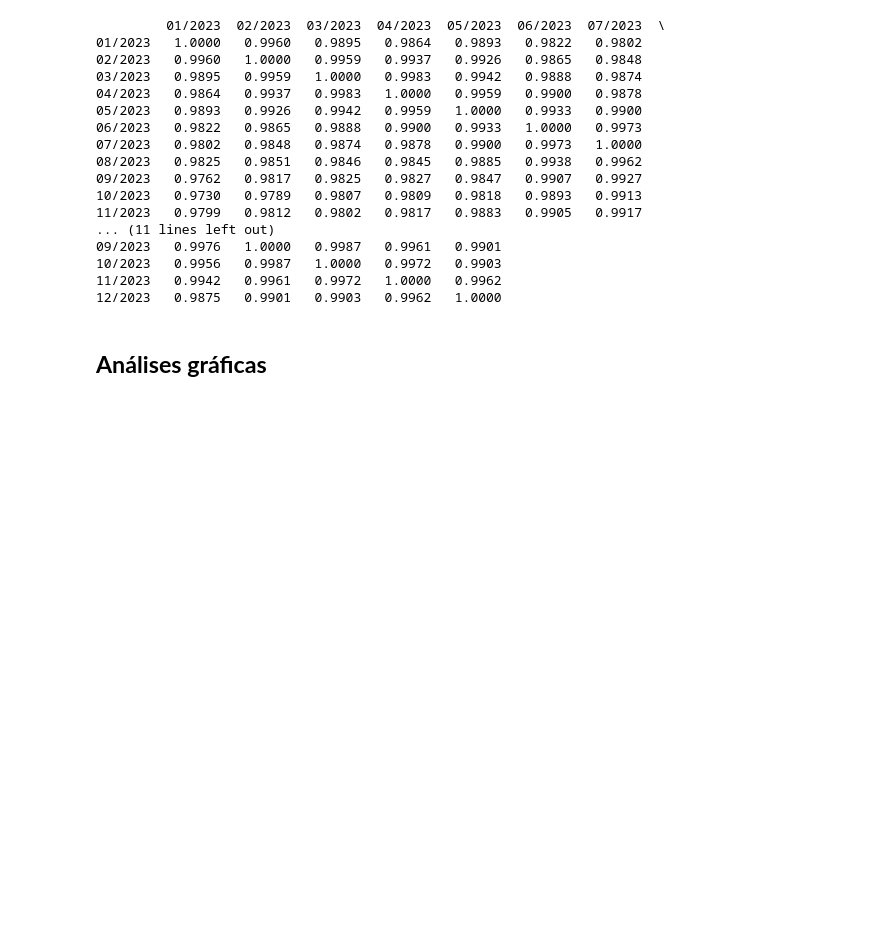
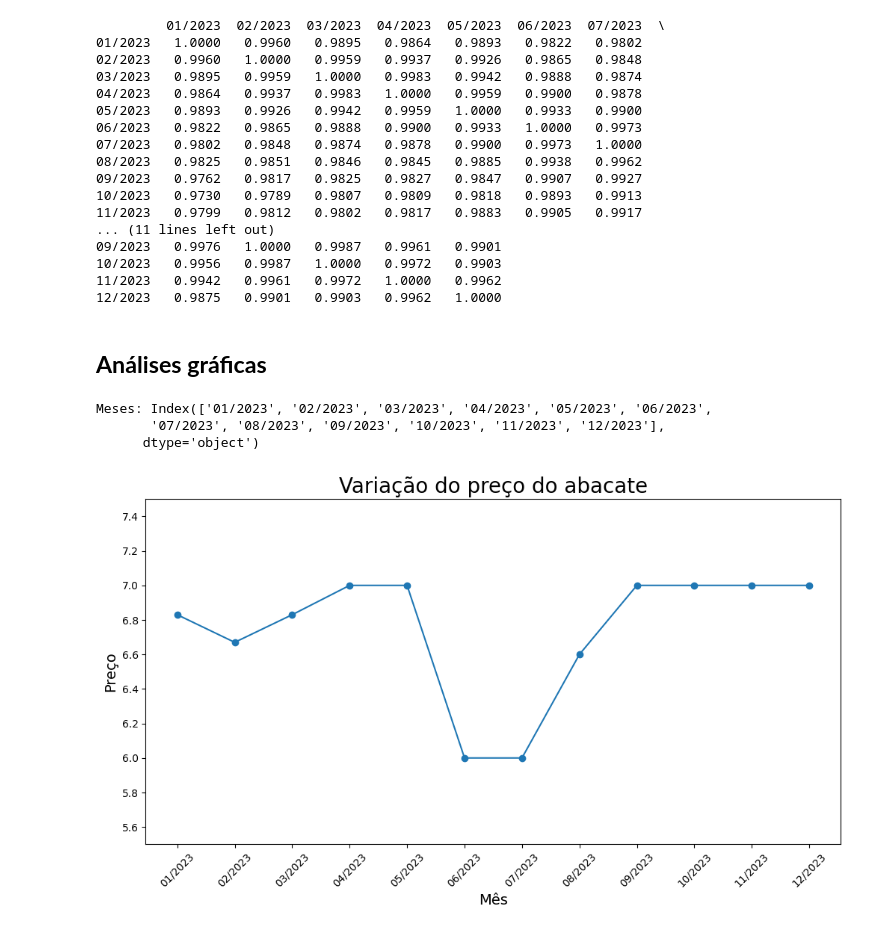
Before and after one commit to rafaellabastos/savvyfix-ia-notebook, a Jupyter notebook: precificacao_dinamica.ipynb, the cells around one changed output. Saved outputs shown, nothing was run; the diff lists cells and outputs as text; code cells hidden in the pictures; blank space fills up the shorter version.

Commit message:
Criação do gráfico plot para entender os preços do abacate

```diff
--- a/precificacao_dinamica.ipynb
+++ b/precificacao_dinamica.ipynb
@@ -193,3 +193,34 @@ print(matriz)
 12/2023   0.9875   0.9901   0.9903   0.9962   1.0000
 # %% [markdown]
 ## **Análises gráficas**
+# %%
+# Criação de um DataFrame com os meses como índices
+abacate = dados[dados['Produto/Unidade'] == 'ABACATE (kg)']
+
+# Verificação para que somente os meses sejam incluídos
+print("Meses:", meses)
+
+# Obter somente os meses para o eixo x
+meses = dados.columns[1:]
+
+# Criação do gráfico
+fig, ax = plt.subplots(figsize=(12, 6))
+ax.plot(meses, abacate.iloc[0, 1:].values.flatten(), marker='o', linestyle='-')
+
+# Configuração de título e rótulos
+ax.set_title('Variação do preço do abacate', fontsize=20)
+ax.set_xlabel('Mês', fontsize=14)
+ax.set_ylabel('Preço', fontsize=14)
+plt.xticks(rotation=45)
+
+# Definição dos limites e intervalos do eixo y
+ax.set_ylim(5.5, 7.5)
+ax.yaxis.set_major_locator(plt.MultipleLocator(0.2))
+
+# Exibição do gráfico
+plt.show()
+# %% [output]
+Meses: Index(['01/2023', '02/2023', '03/2023', '04/2023', '05/2023', '06/2023',
+       '07/2023', '08/2023', '09/2023', '10/2023', '11/2023', '12/2023'],
+      dtype='object')
+[figure, added]
```
